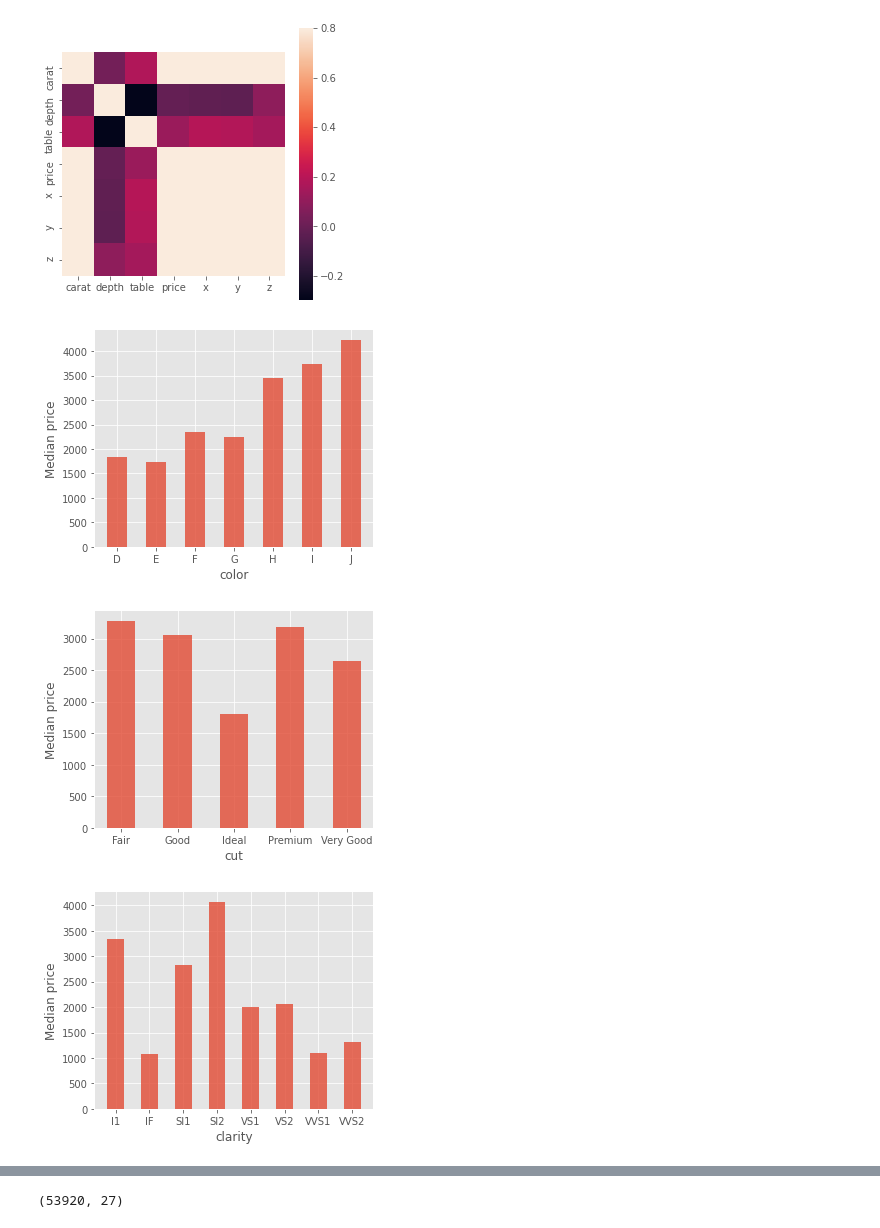
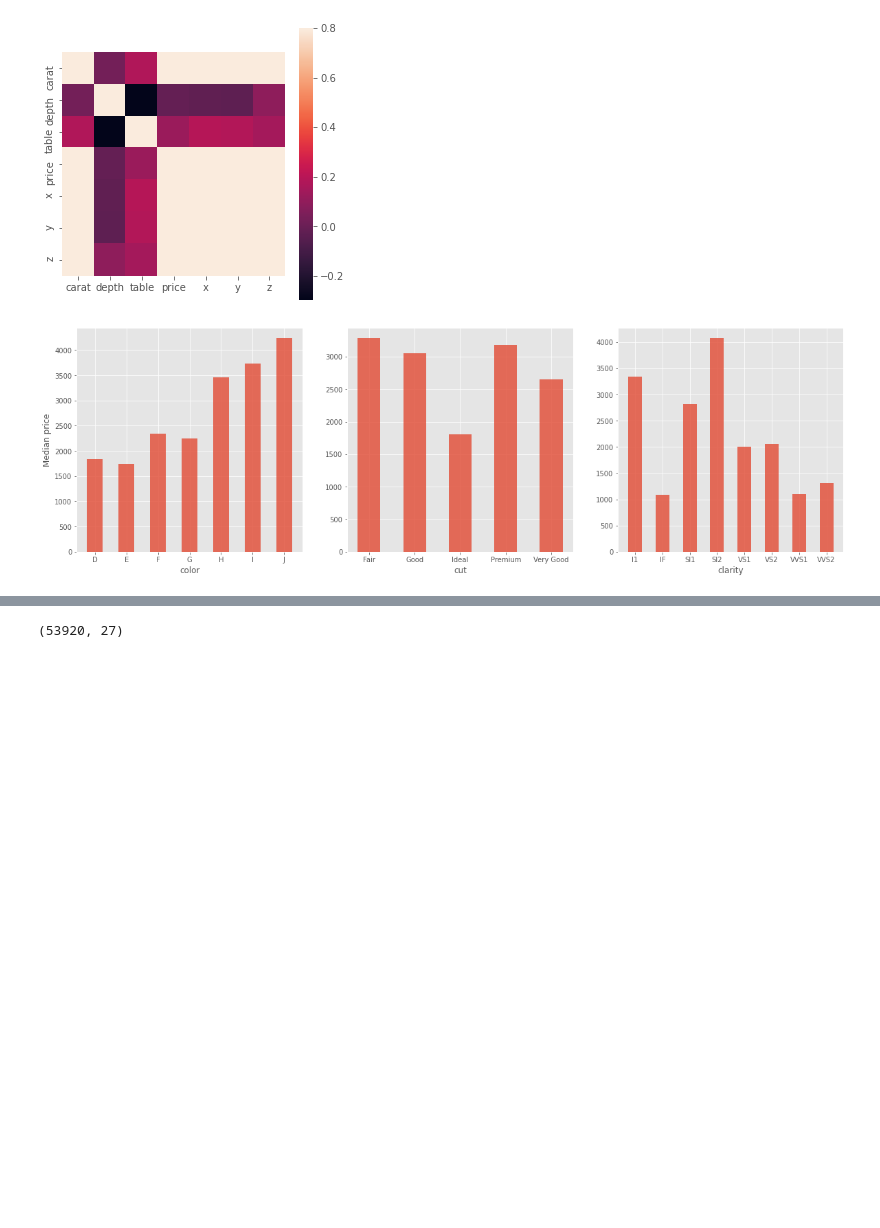
Before and after one commit to K-Domar/MyRepo, a Jupyter notebook: Diamond_MachineLearning.ipynb, the cells around one changed output, grey strips where cells are left out. Cells and saved outputs as stored; diff of their text form; code cells hidden in the pictures; blank space fills up the shorter version.

```diff
--- a/Diamond_MachineLearning.ipynb
+++ b/Diamond_MachineLearning.ipynb
@@ -124,21 +126,19 @@ plt.show()
 # %%
 plt.style.use('ggplot')
 # EDA for categorical features
 names = ['color', 'cut', 'clarity']
-
+fig = plt.figure(figsize=(20, 6))
 for i in range(0,3):
 
   parameters = diamond.groupby(names[i], as_index=False)['price'].median()
-  fig = plt.figure(figsize=(5, 4))
+  plt.subplot(1, 3, i+1)
   plt.bar(parameters[names[i]], parameters.price, width=0.5, alpha=0.8)
   plt.xlabel(names[i])
-  i += 1
-  plt.ylabel('Median price')
+plt.subplot(1,3,1)
+plt.ylabel('Median price')
 plt.show()
 # %% [output]
-[figure, old version]
+[figure, new version]
-[figure, removed]
-[figure, removed]
 # %%
 # EDA for numerical features
 
```
Also changed, not shown: parts of 9 cells of this notebook.
